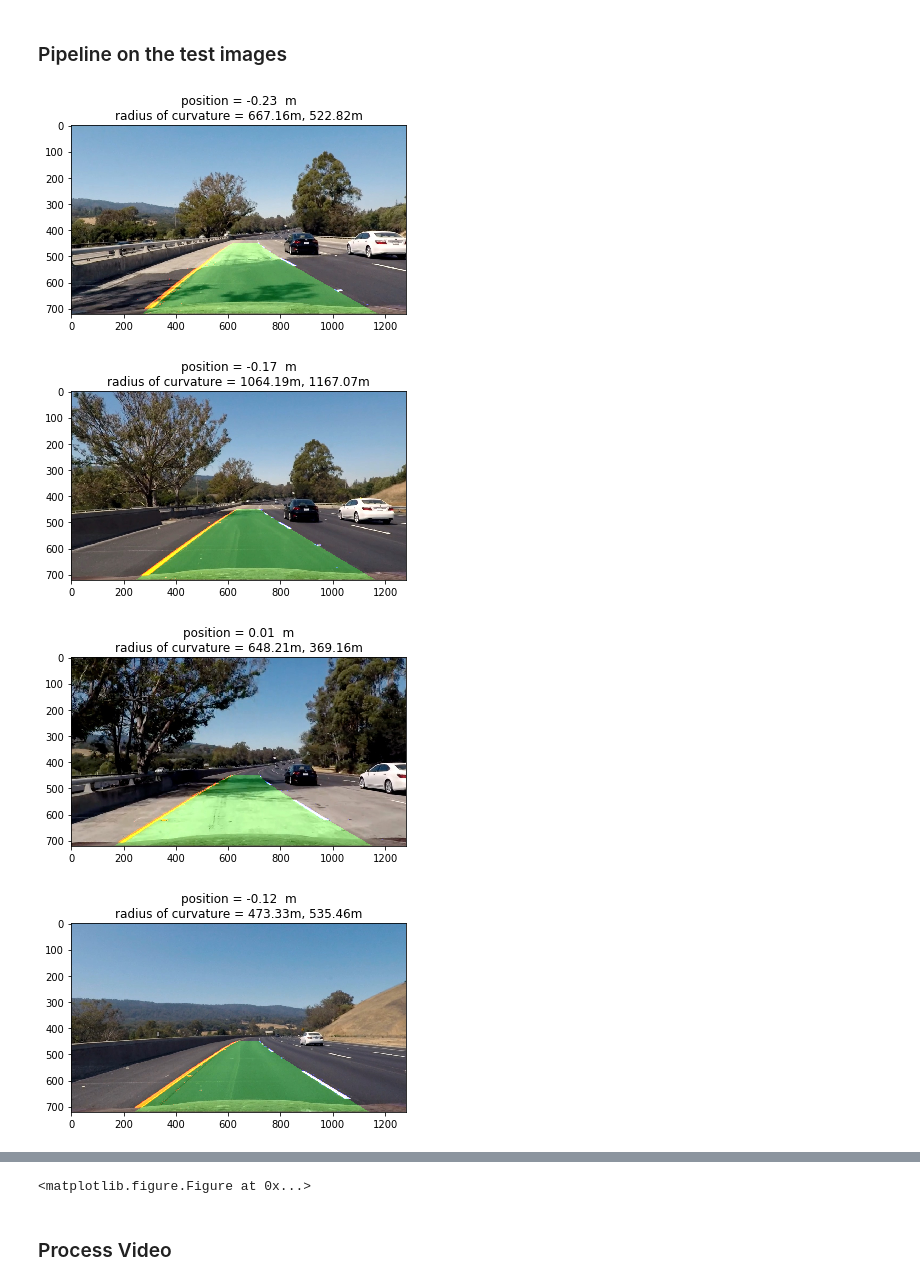
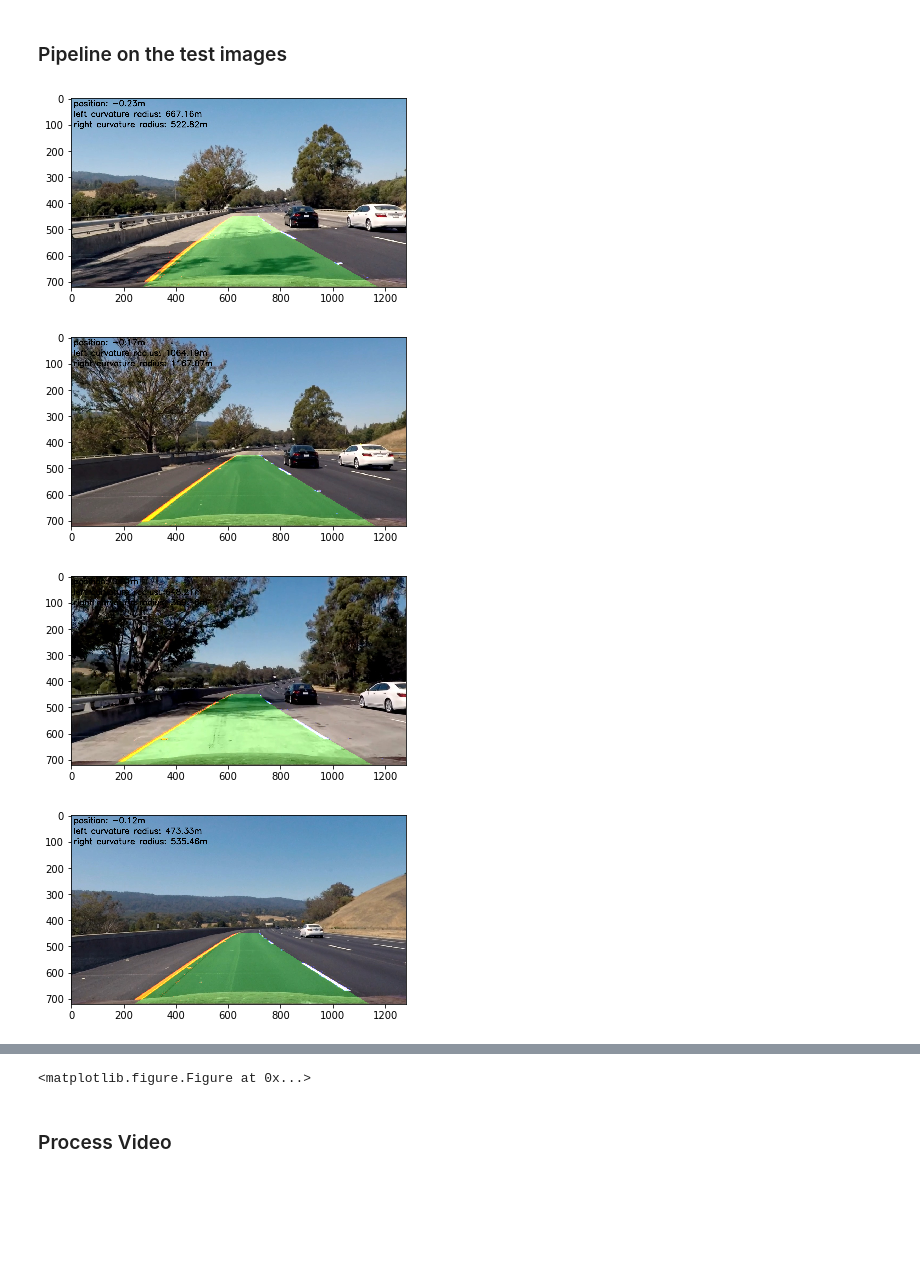
Before and after one commit to Kazutaka333/AdvancedLaneLineFinder, a Jupyter notebook: advancedLaneFinding.ipynb, the cells around one changed output, grey strips where cells are left out. Drawn from its saved outputs; the diff is of its cells as text; code cells hidden in the pictures; blank space fills up the shorter version.

```diff
--- a/advancedLaneFinding.ipynb
+++ b/advancedLaneFinding.ipynb
@@ -315,41 +314,45 @@ for i, fname in enumerate(fnames):
 
     # measure radius of curvature
     left_curverad, right_curverad = measure_curvature_pixels(leftx, lefty, rightx, righty, out_img)
+    left_radius_str = 'left curvature radius: %.2fm' %(left_curverad)
+    right_radius_str = 'right curvature radius: %.2fm'%(right_curverad)
+    cv2.putText(undist, left_radius_str,(10,70), cv2.FONT_HERSHEY_SIMPLEX, 1,(0,0,0),2,cv2.LINE_AA)
+    cv2.putText(undist, right_radius_str,(10,110), cv2.FONT_HERSHEY_SIMPLEX, 1,(0,0,0),2,cv2.LINE_AA)
 
     # find the vichle's position with respect to the center of the lanes
     position = find_position(left_fitx, right_fitx, ploty, out_img)
-    title = "position = %.2f  m\nradius of curvature = %.2fm, %.2fm"%(position,left_curverad,right_curverad)
-    plt.title(title)
+    position_str = 'position: %.2fm'%(position)
+    cv2.putText(undist, position_str,(10,30), cv2.FONT_HERSHEY_SIMPLEX, 1,(0,0,0),2,cv2.LINE_AA)
 
     # mark lane
     marked = mark_lane(left_fitx, right_fitx, ploty, out_img)
 
     # plot polinomials
 #     plt.plot(left_fitx, ploty, color='yellow')
 #     plt.plot(right_fitx, ploty, color='yellow')
 
     # unwarp
     inv_M = cv2.getPerspectiveTransform(dst, src)
     unwarped_mark = cv2.warpPerspective(marked, inv_M, img_size, flags=cv2.INTER_LINEAR)
     unwarped_lane = cv2.warpPerspective(out_img, inv_M, img_size, flags=cv2.INTER_LINEAR)
     result = cv2.addWeighted(undist, 1, unwarped_mark, 0.3, 0)
     result = cv2.addWeighted(result, 1, unwarped_lane, 0.5, 0)
     plt.imshow(result)
 #     plt.figure()
 #     plt.imshow(undist)
 
 # Save images
 #     plt.imsave(output_dir + "undist/" + fname[12:], undist)
 #     plt.imsave(output_dir + "sobel_s_channel_color/" + fname[12:], color_binary)
 #     plt.imsave(output_dir + "sobel_s_channel/" + fname[12:], combined, cmap="gray")
 #     plt.imsave(output_dir + "undist_warped/" + fname[12:], warped)
 #     plt.imsave(output_dir + "threshold_warped/" + fname[12:], warped, cmap="gray")
 #     plt.imsave(output_dir + "lane_pixel/" + fname[12:], out_img)
-#     plt.savefig(output_dir + "marked_lane/" + fname[12:])
+    plt.imsave(output_dir + "marked_lane/" + fname[12:], result)
 #     plt.savefig(output_dir + "lane_pixel/" + fname[12:])
     plt.figure()
 # %% [output]
-[figure, old version]
+[figure, new version]
-[figure, old version]
+[figure, new version]
-[figure, old version]
+[figure, new version]
-[figure, old version]
+[figure, new version]
```
Also changed, not shown: parts of 5 cells of this notebook.
